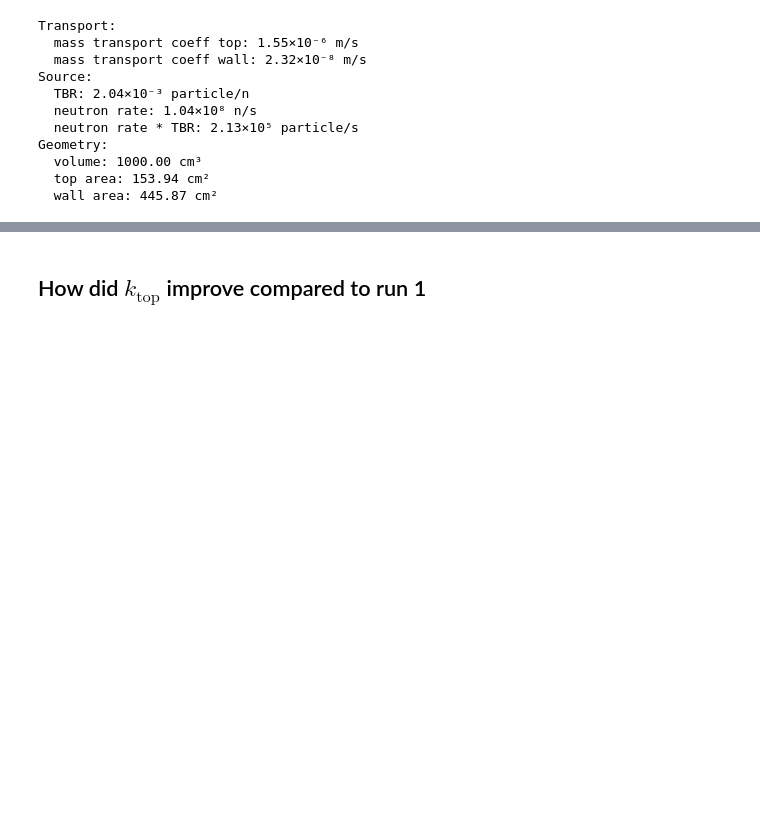
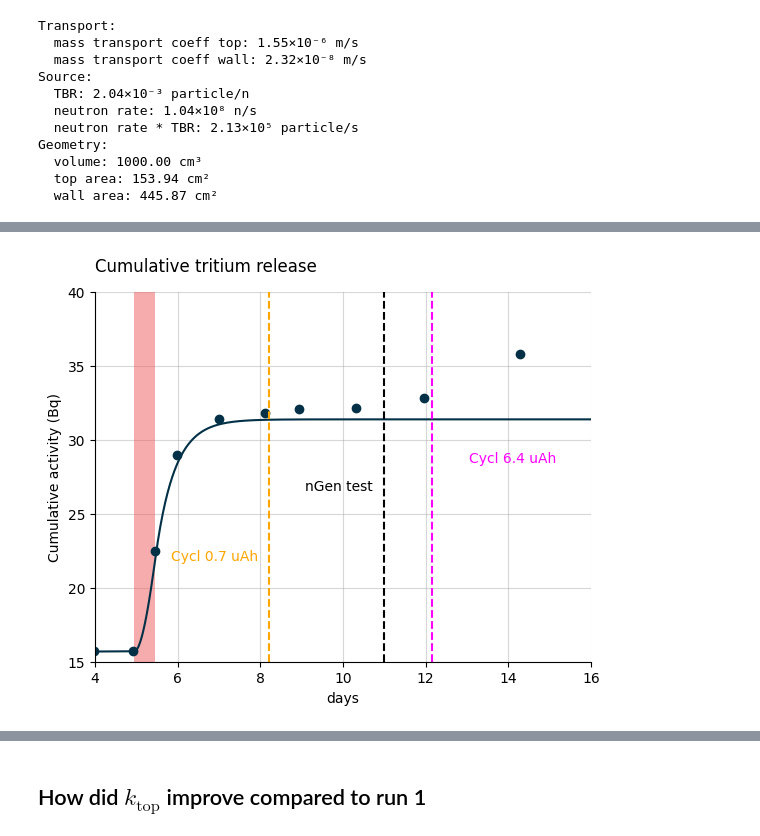
Before and after one commit to veliki-filozof/baby-1L-run-4, a Jupyter notebook: analysis/tritium/tritium_model.ipynb, the cells around one changed output, grey strips where cells are left out. Saved outputs shown, nothing was run; the diff lists cells and outputs as text; code cells hidden in the pictures; blank space fills up the shorter version.

```diff
--- a/analysis/tritium/tritium_model.ipynb
+++ b/analysis/tritium/tritium_model.ipynb
@@ -159,3 +159,63 @@ plt.savefig("cumulative_release.pdf", bbox_inches="tight")
+# %%
+plt.figure()
+(l,) = plot_integrated_top_release(baby_model, color="#023047", label="Top")
+plot_integrated_wall_release(baby_model, color="tab:green", label="Wall")
+plot_irradiation(baby_model, facecolor="#EF5B5B", alpha=0.5)
+plt.grid(alpha=0.5)
+labelLines(plt.gca().get_lines(), zorder=2.5, xvals=[45] * 2)
+plt.ylim(bottom=0 * ureg.Bq)
+
+plt.scatter(
+    replacement_times_top, IV_stream.get_cumulative_activity("total"), color="#023047"
+)
+plt.scatter(
+    replacement_times_walls,
+    OV_stream.get_cumulative_activity("total"),
+    color="tab:green",
+)
+
+plt.axvline(x=8.2, color="orange", linestyle="--")
+plt.annotate(
+    f"Cycl 0.7 uAh",
+    (x_target, target_release_frac * ydata[-1]),
+    xytext=(-5, -100),
+    textcoords="offset points",
+    ha="center",
+    va="bottom",
+    color="orange"
+)
+plt.axvline(x=11, color="k", linestyle="--")
+plt.annotate(
+    f"nGen test",
+    (x_target, target_release_frac * ydata[-1]),
+    xytext=(85, -50),
+    textcoords="offset points",
+    ha="center",
+    va="bottom",
+    color="k"
+)
+plt.axvline(x=12.15, color="magenta", linestyle="--")
+plt.annotate(
+    f"Cycl 6.4 uAh",
+    (x_target, target_release_frac * ydata[-1]),
+    xytext=(210, -30),
+    textcoords="offset points",
+    ha="center",
+    va="bottom",
+    color="magenta"
+)
+
+
+plt.title("Cumulative tritium release", loc="left", pad = 15)
+plt.ylim(bottom=15, top=40)
+plt.xlim(left = -0.2)
+plt.xlim(left=4, right = 16)
+plt.xlabel("days")
+plt.ylabel("Cumulative activity (Bq)")
+
+plt.savefig("cumulative_release.pdf", bbox_inches="tight")
+# %% [output]
+[figure, added]
 # %%
 plt.figure()
 plot_integrated_wall_release(baby_model, color="tab:green", label="Wall")
```
Also changed, not shown: parts of 7 cells of this notebook.
